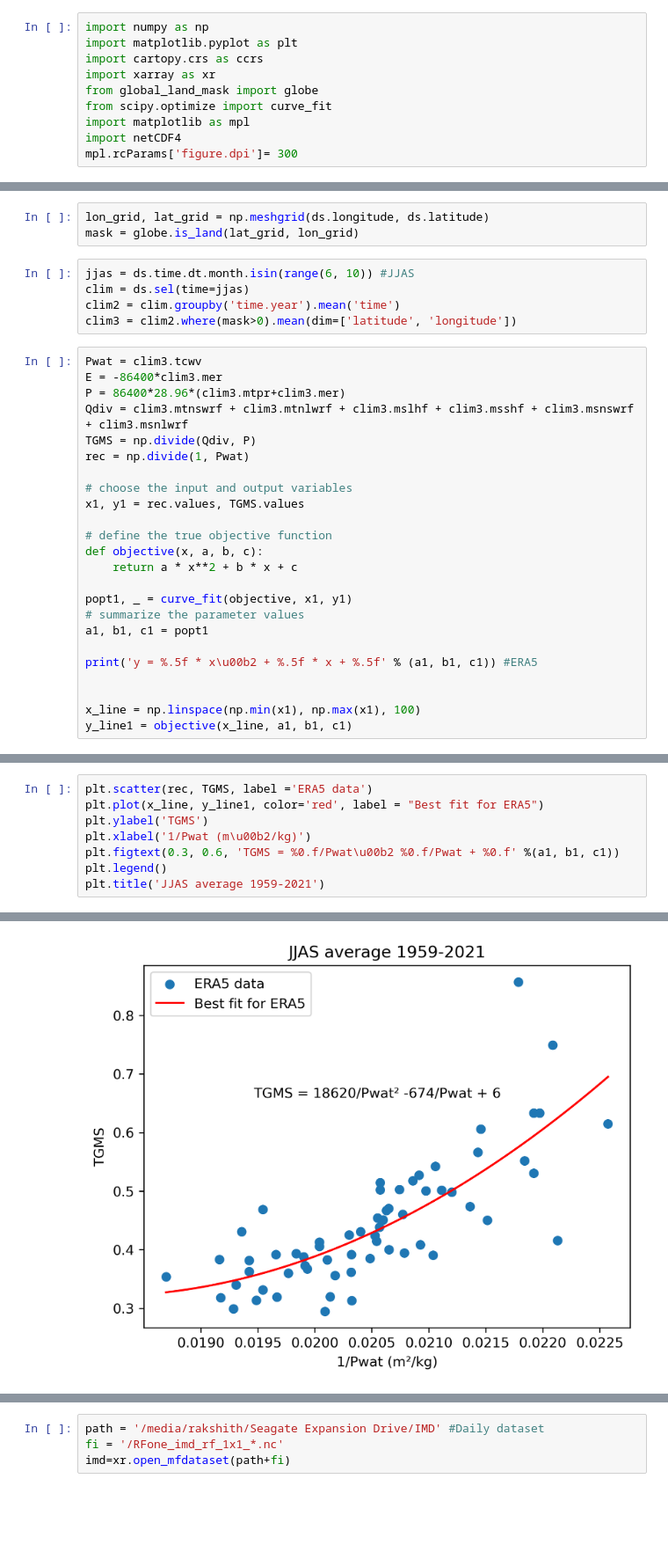
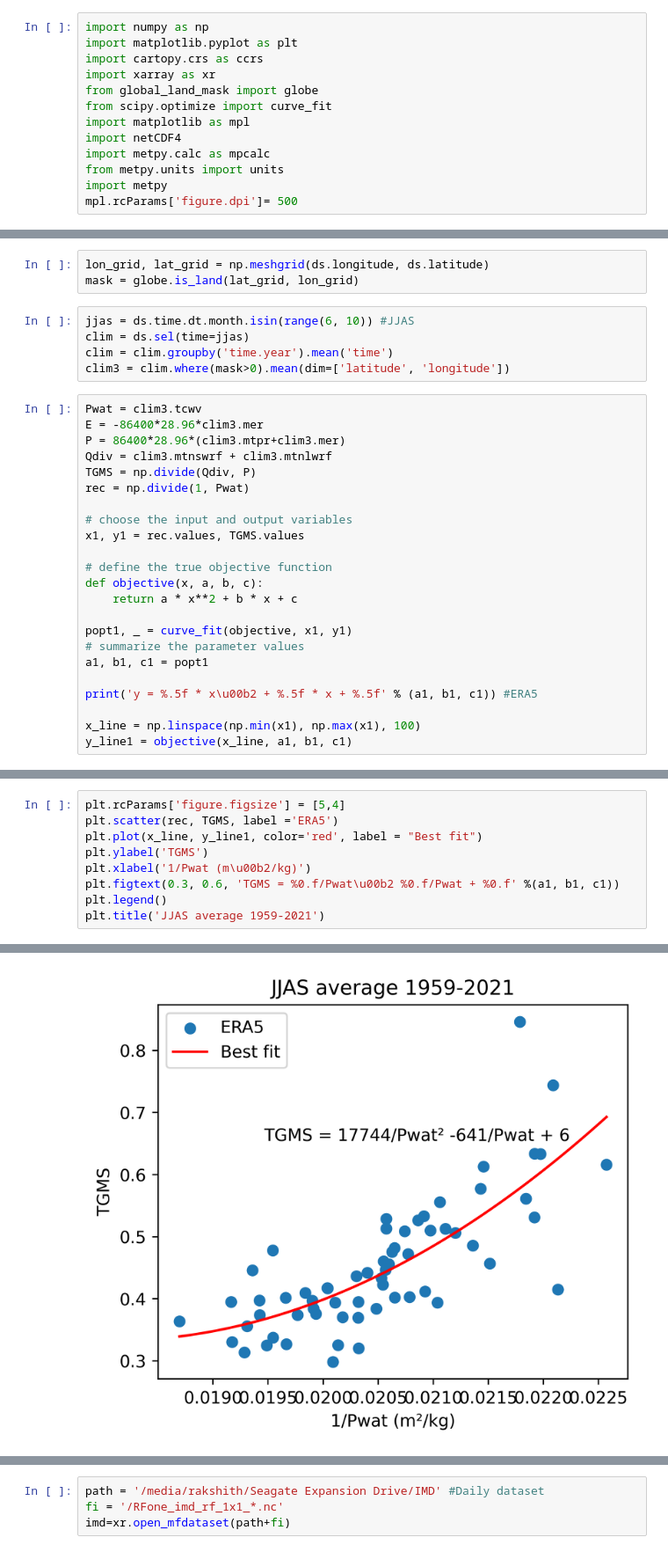
Before and after one commit to rakshith-mallesh/Climate-science, a Jupyter notebook: ERA.ipynb, the cells around one changed output, grey strips where cells are left out. Shown at 88% size. Cells and saved outputs as stored; diff of their text form; blank space fills up the shorter version.

```diff
--- a/ERA.ipynb
+++ b/ERA.ipynb
@@ -7,7 +7,10 @@ from global_land_mask import globe
 from scipy.optimize import curve_fit
 import matplotlib as mpl
 import netCDF4
-mpl.rcParams['figure.dpi']= 300
+import metpy.calc as mpcalc
+from metpy.units import units
+import metpy
+mpl.rcParams['figure.dpi']= 500
 # %%
 h = '/media/rakshith/Seagate Expansion Drive/mraks/TGMS ERA 1959-2021, India only.nc'
 #h = '/media/rakshith/Windows/Users/mraks/TGMS ERA 1959-2021, India only.nc'
@@ -18,13 +21,13 @@ mask = globe.is_land(lat_grid, lon_grid)
 # %%
 jjas = ds.time.dt.month.isin(range(6, 10)) #JJAS
 clim = ds.sel(time=jjas)
-clim2 = clim.groupby('time.year').mean('time')
-clim3 = clim2.where(mask>0).mean(dim=['latitude', 'longitude'])
+clim = clim.groupby('time.year').mean('time')
+clim3 = clim.where(mask>0).mean(dim=['latitude', 'longitude'])
 # %%
 Pwat = clim3.tcwv
-E = -86400*clim3.mer
+E = -86400*28.96*clim3.mer
 P = 86400*28.96*(clim3.mtpr+clim3.mer)
-Qdiv = clim3.mtnswrf + clim3.mtnlwrf + clim3.mslhf + clim3.msshf + clim3.msnswrf + clim3.msnlwrf
+Qdiv = clim3.mtnswrf + clim3.mtnlwrf
 TGMS = np.divide(Qdiv, P)
 rec = np.divide(1, Pwat)
 
@@ -41,7 +44,6 @@ a1, b1, c1 = popt1
 
 print('y = %.5f * x\u00b2 + %.5f * x + %.5f' % (a1, b1, c1)) #ERA5
 
-
 x_line = np.linspace(np.min(x1), np.max(x1), 100)
 y_line1 = objective(x_line, a1, b1, c1)
 # %% [output]
@@ -49,11 +51,12 @@ y = 18620.28410 * x² + -673.59424 * x + 6.41241
 # %%
-plt.scatter(rec, TGMS, label ='ERA5 data')
-plt.plot(x_line, y_line1, color='red', label = "Best fit for ERA5")
+plt.rcParams['figure.figsize'] = [5,4]
+plt.scatter(rec, TGMS, label ='ERA5')
+plt.plot(x_line, y_line1, color='red', label = "Best fit")
 plt.ylabel('TGMS')
 plt.xlabel('1/Pwat (m\u00b2/kg)')
 plt.figtext(0.3, 0.6, 'TGMS = %0.f/Pwat\u00b2 %0.f/Pwat + %0.f' %(a1, b1, c1))
 plt.legend()
 plt.title('JJAS average 1959-2021')
 # %% [output]
 Text(0.5, 1.0, 'JJAS average 1959-2021')
-[figure, old version]
+[figure, new version]
```
Also changed, not shown: parts of 27 cells of this notebook, 33 other files.
